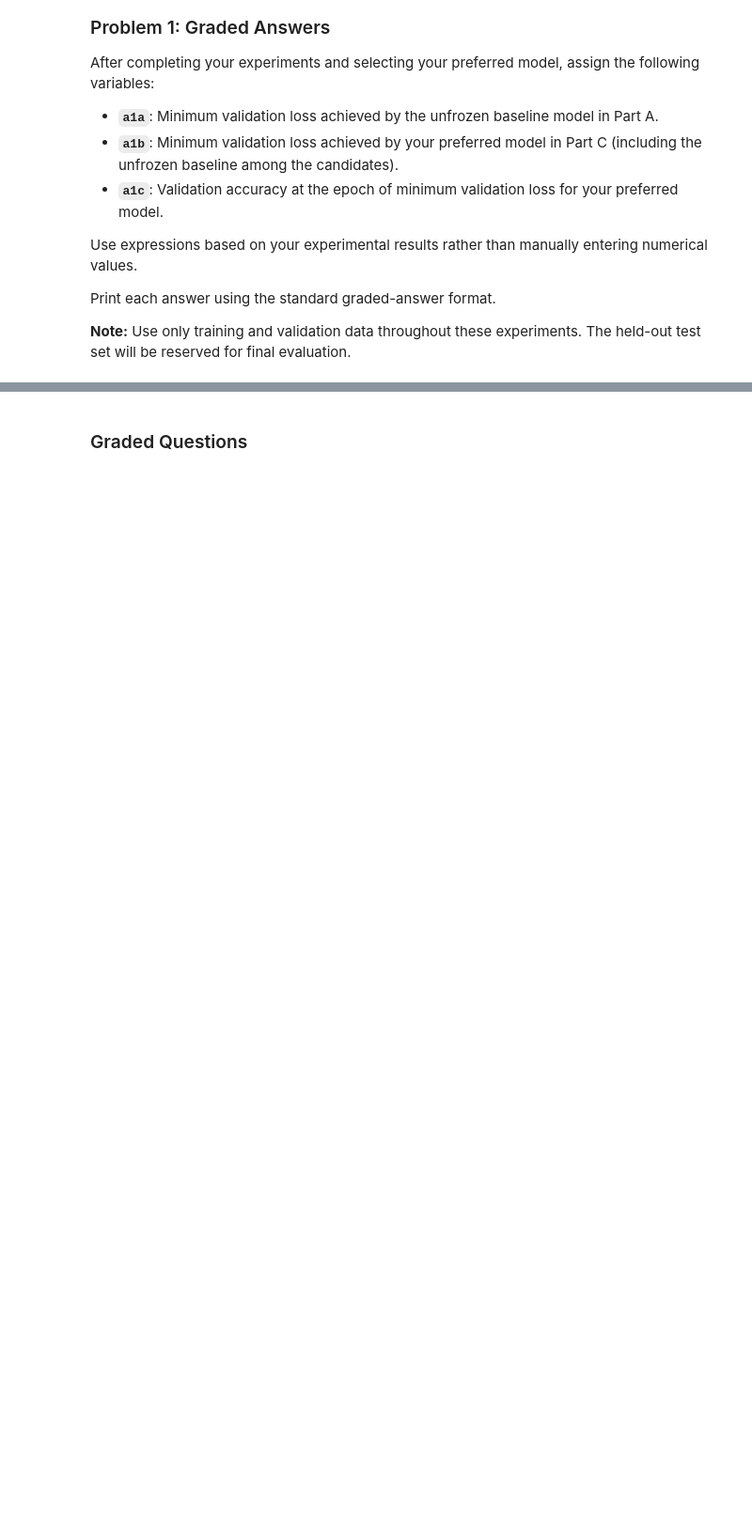
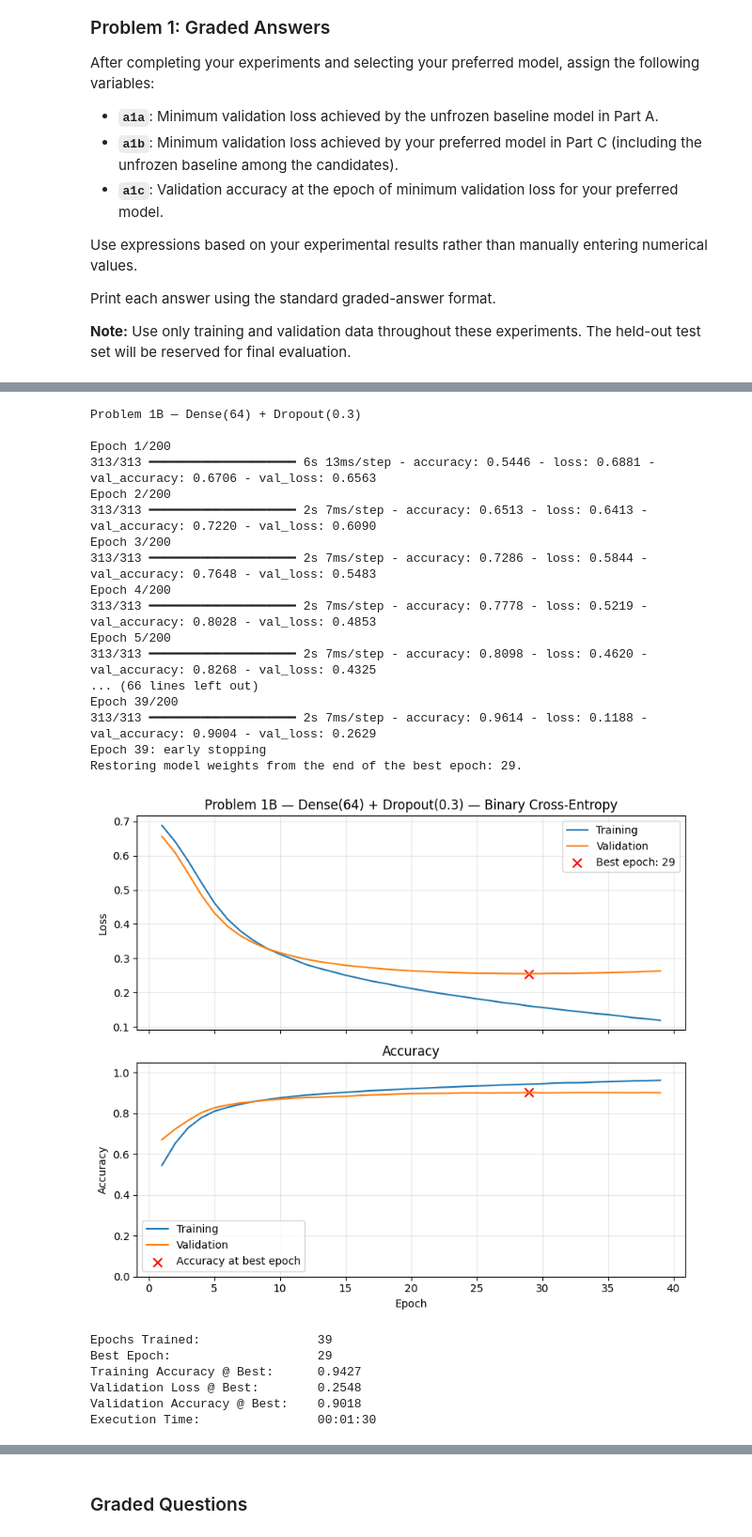
Before and after one commit to gdouek/DX703-Assignments, a Jupyter notebook: Homework_07.ipynb, the cells around one changed output, grey strips where cells are left out. Shown at 94% size. Cells and saved outputs as stored; diff of their text form; code cells hidden in the pictures; blank space fills up the shorter version.

```diff
--- a/Homework_07.ipynb
+++ b/Homework_07.ipynb
@@ -776,0 +897,58 @@ Print each answer using the standard graded-answer format.
+# %%
+# Problem 1B — Experiment 2: Dense(64, ReLU) + Dropout
+
+tf.keras.utils.set_random_seed(random_seed)
+
+model_dropout = Sequential([
+    Input(shape=(max_text_length,), dtype="int32"),
+
+    Embedding(
+        input_dim=training_vocabulary_size,
+        output_dim=embedding_dimension,
+        weights=[embedding_matrix],
+        mask_zero=True,
+        trainable=True
+    ),
+
+    GlobalAveragePooling1D(),
+    Dense(64, activation="relu"),
+    Dropout(0.3),
+    Dense(1, activation="sigmoid")
+])
+
+dropout_results = train_and_validate(
+    model_dropout,
+    X_train, y_train,
+    X_val, y_val,
+    epochs=200,
+    lr_schedule=1e-4,
+    batch_size=128,
+    patience=10,
+    title="Problem 1B — Dense(64) + Dropout(0.3)",
+    verbose=1
+)
+# %% [output]
+Problem 1B — Dense(64) + Dropout(0.3)
+
+Epoch 1/200
+313/313 ━━━━━━━━━━━━━━━━━━━━ 6s 13ms/step - accuracy: 0.5446 - loss: 0.6881 - val_accuracy: 0.6706 - val_loss: 0.6563
+Epoch 2/200
+313/313 ━━━━━━━━━━━━━━━━━━━━ 2s 7ms/step - accuracy: 0.6513 - loss: 0.6413 - val_accuracy: 0.7220 - val_loss: 0.6090
+Epoch 3/200
+313/313 ━━━━━━━━━━━━━━━━━━━━ 2s 7ms/step - accuracy: 0.7286 - loss: 0.5844 - val_accuracy: 0.7648 - val_loss: 0.5483
+Epoch 4/200
+313/313 ━━━━━━━━━━━━━━━━━━━━ 2s 7ms/step - accuracy: 0.7778 - loss: 0.5219 - val_accuracy: 0.8028 - val_loss: 0.4853
+Epoch 5/200
+313/313 ━━━━━━━━━━━━━━━━━━━━ 2s 7ms/step - accuracy: 0.8098 - loss: 0.4620 - val_accuracy: 0.8268 - val_loss: 0.4325
+... (66 lines left out)
+Epoch 39/200
+313/313 ━━━━━━━━━━━━━━━━━━━━ 2s 7ms/step - accuracy: 0.9614 - loss: 0.1188 - val_accuracy: 0.9004 - val_loss: 0.2629
+Epoch 39: early stopping
+Restoring model weights from the end of the best epoch: 29.
+[figure, added]
+Epochs Trained:                39
+Best Epoch:                    29
+Training Accuracy @ Best:      0.9427
+Validation Loss @ Best:        0.2548
+Validation Accuracy @ Best:    0.9018
+Execution Time:                00:01:30
```
Also changed, not shown: parts of 25 cells of this notebook.
